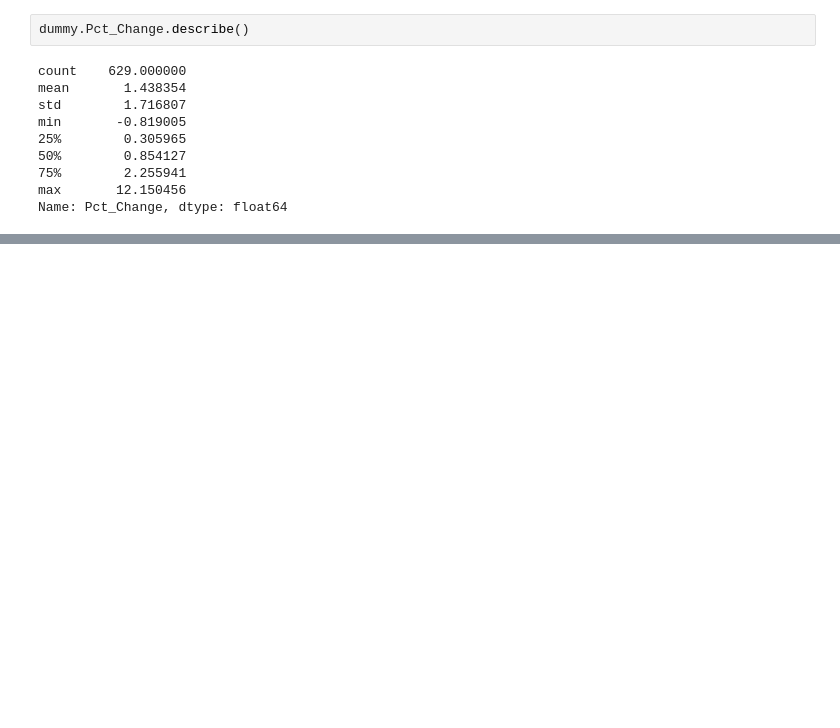
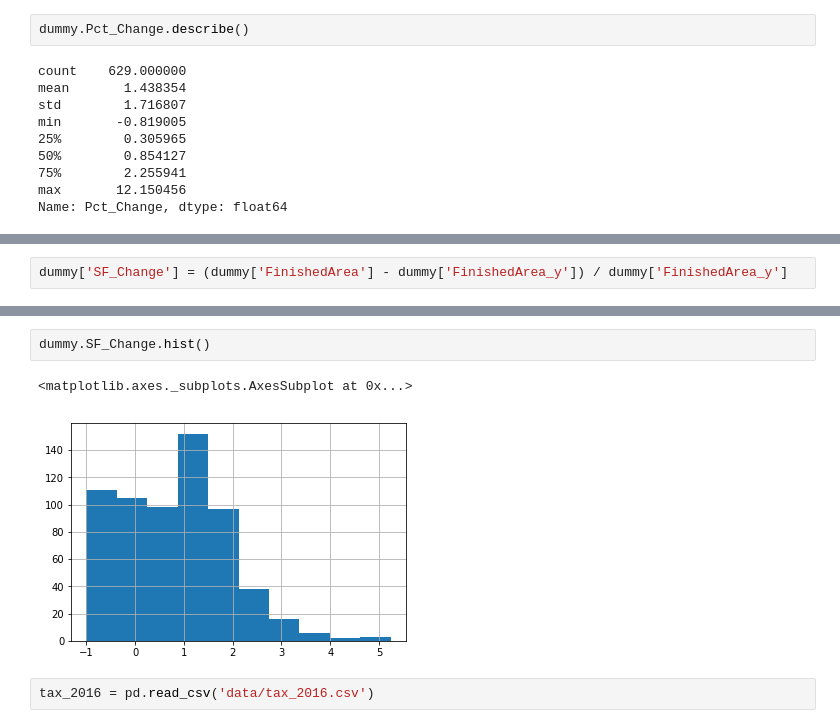
Before and after one commit to Cjcarlevato/data-question-4-affordable-housing-green-dogs, a Jupyter notebook: DQ4_Michael.ipynb, the cells around one changed output, grey strips where cells are left out. Saved outputs shown, nothing was run; the diff lists cells and outputs as text; blank space fills up the shorter version.

```diff
--- a/DQ4_Michael.ipynb
+++ b/DQ4_Michael.ipynb
@@ -173,0 +202,2 @@ Name: Pct_Change, dtype: float64
+# %%
+dummy['SF_Change'] = (dummy['FinishedArea'] - dummy['FinishedArea_y']) / dummy['FinishedArea_y']
@@ -173,0 +216,7 @@ Name: Pct_Change, dtype: float64
+# %%
+dummy.SF_Change.hist()
+# %% [output]
+<matplotlib.axes._subplots.AxesSubplot at 0x...>
+[figure, added]
+# %%
+tax_2016 = pd.read_csv('data/tax_2016.csv')
```
Also changed, not shown: parts of 39 cells of this notebook.
